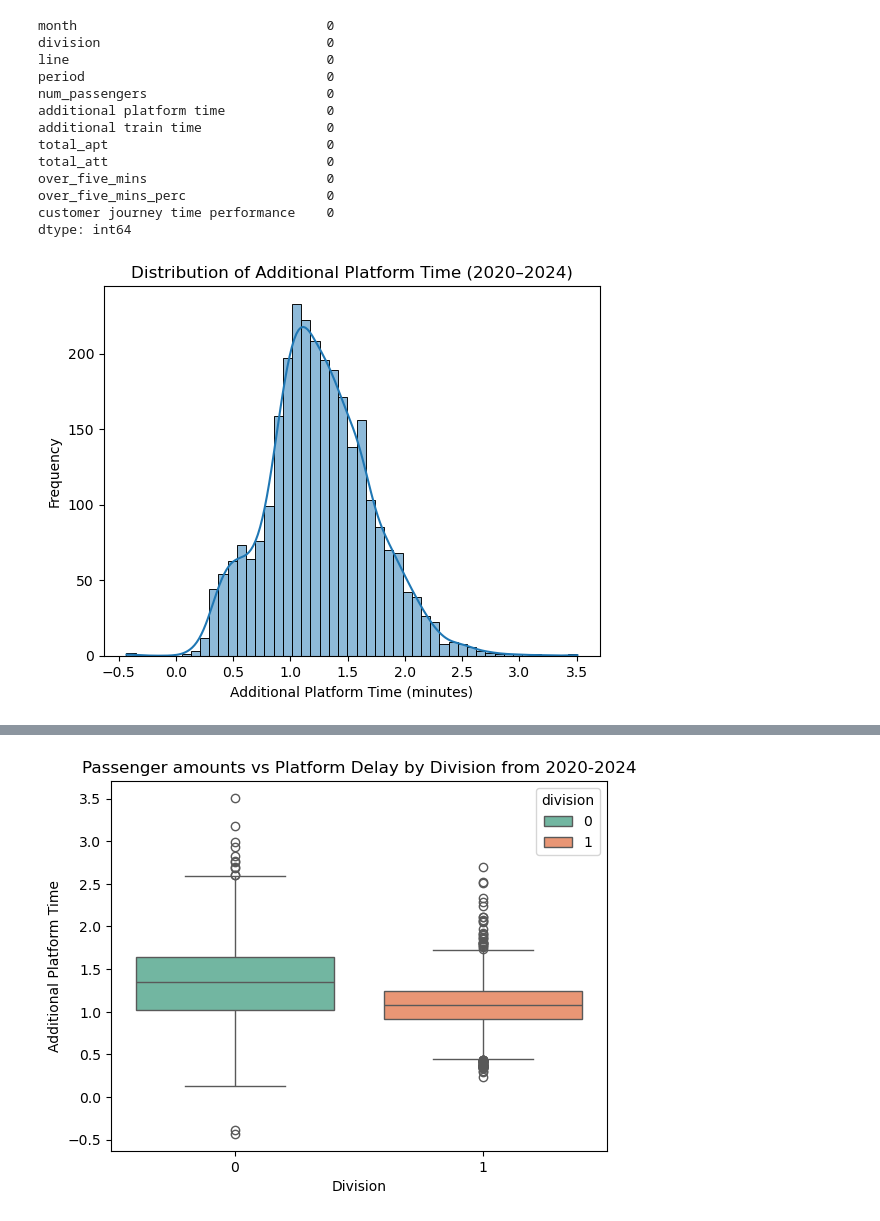
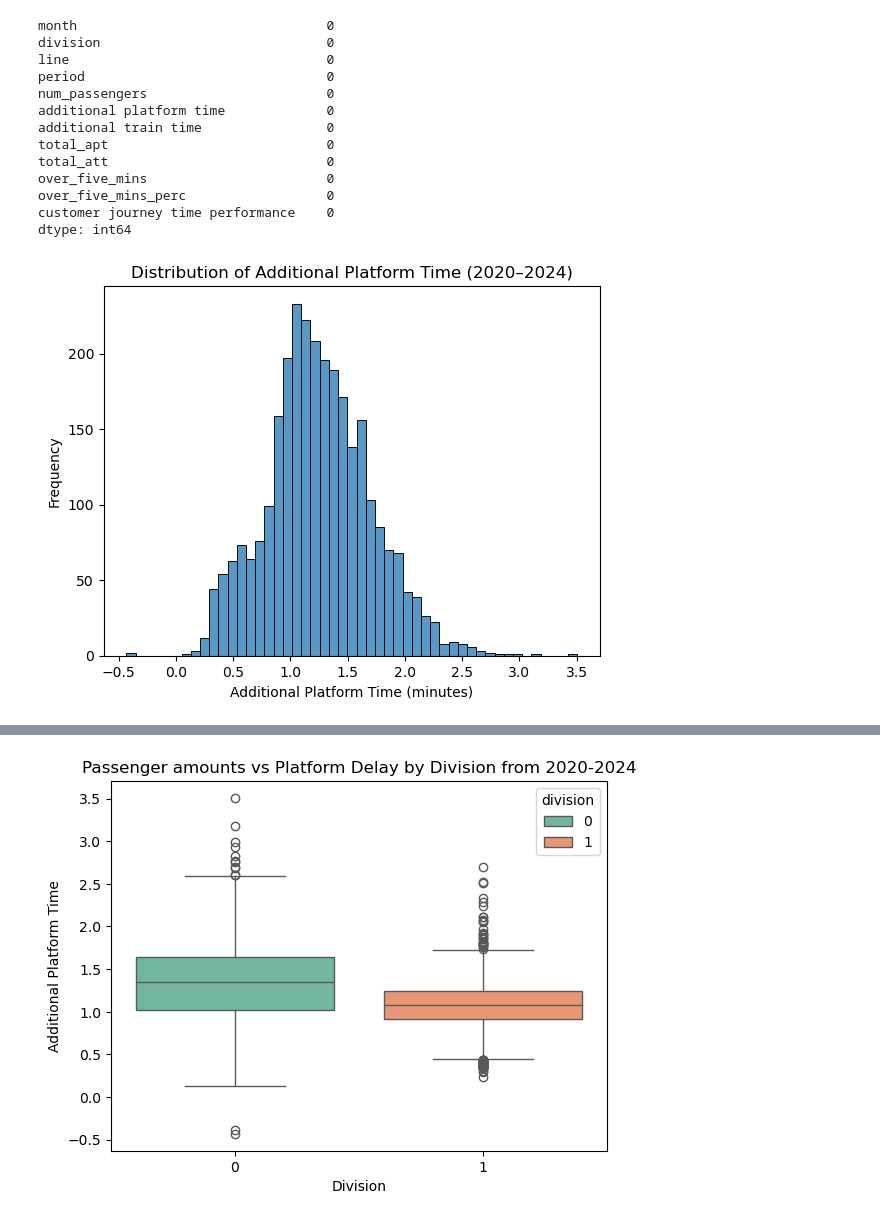
Before and after one commit to tali0n-git/MTA-subway-analysis, a Jupyter notebook: notebooks/Jahaira_EDA.ipynb, the cells around one changed output, grey strips where cells are left out. Saved outputs shown, nothing was run; the diff lists cells and outputs as text; code cells hidden in the pictures.

```diff
--- a/notebooks/Jahaira_EDA.ipynb
+++ b/notebooks/Jahaira_EDA.ipynb
@@ -74,10 +74,11 @@ over_five_mins_perc                  0
 customer journey time performance    0
 dtype: int64
 # %%
-sns.histplot(data=mta, x="additional platform time", kde=True)
+#Creaitng hisotogram for the distribution of additional platform time.
+sns.histplot(data=mta, x="additional platform time")
 plt.title("Distribution of Additional Platform Time (2020–2024)")
 plt.xlabel("Additional Platform Time (minutes)")
 plt.ylabel("Frequency")
 plt.show()
 # %% [output]
-[figure, old version]
+[figure, new version]
```
Also changed, not shown: parts of 31 cells of this notebook.
